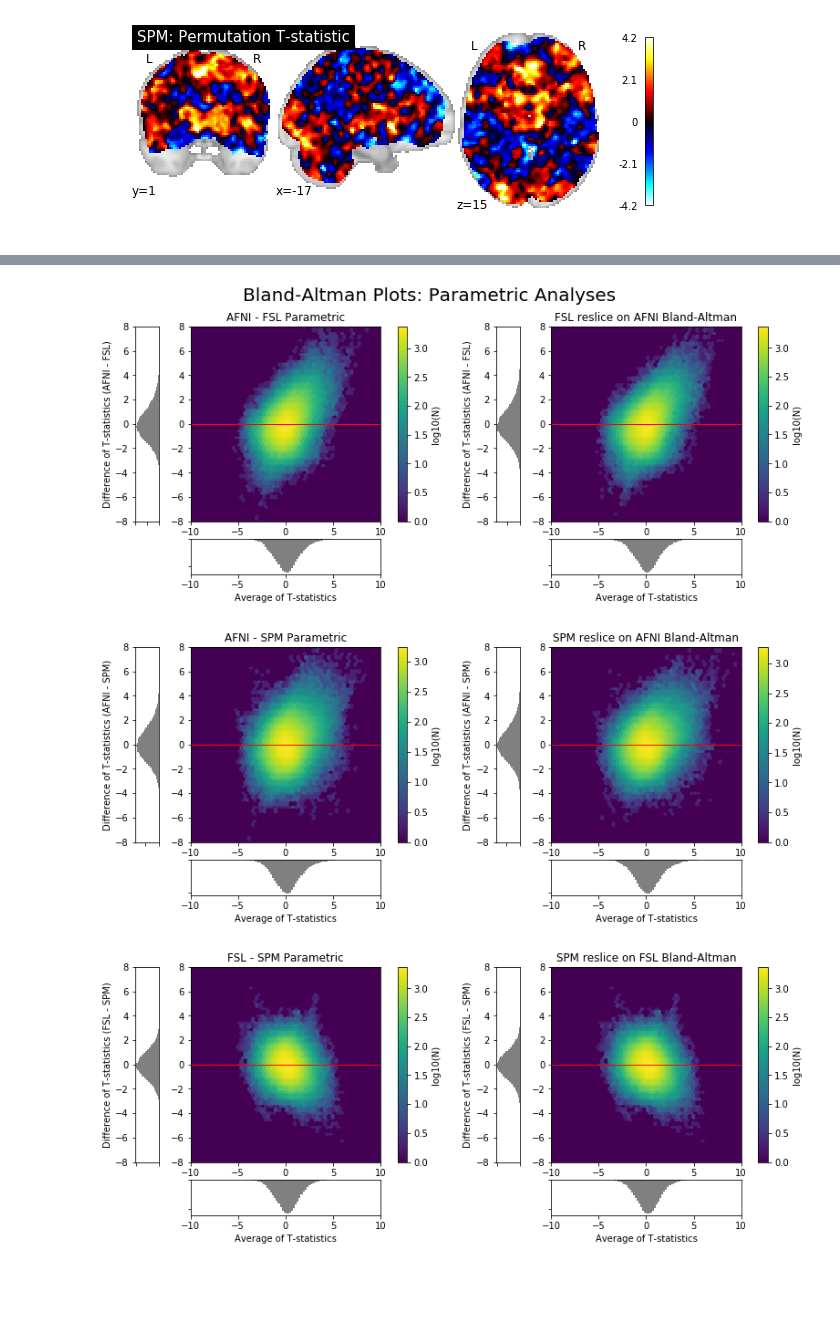
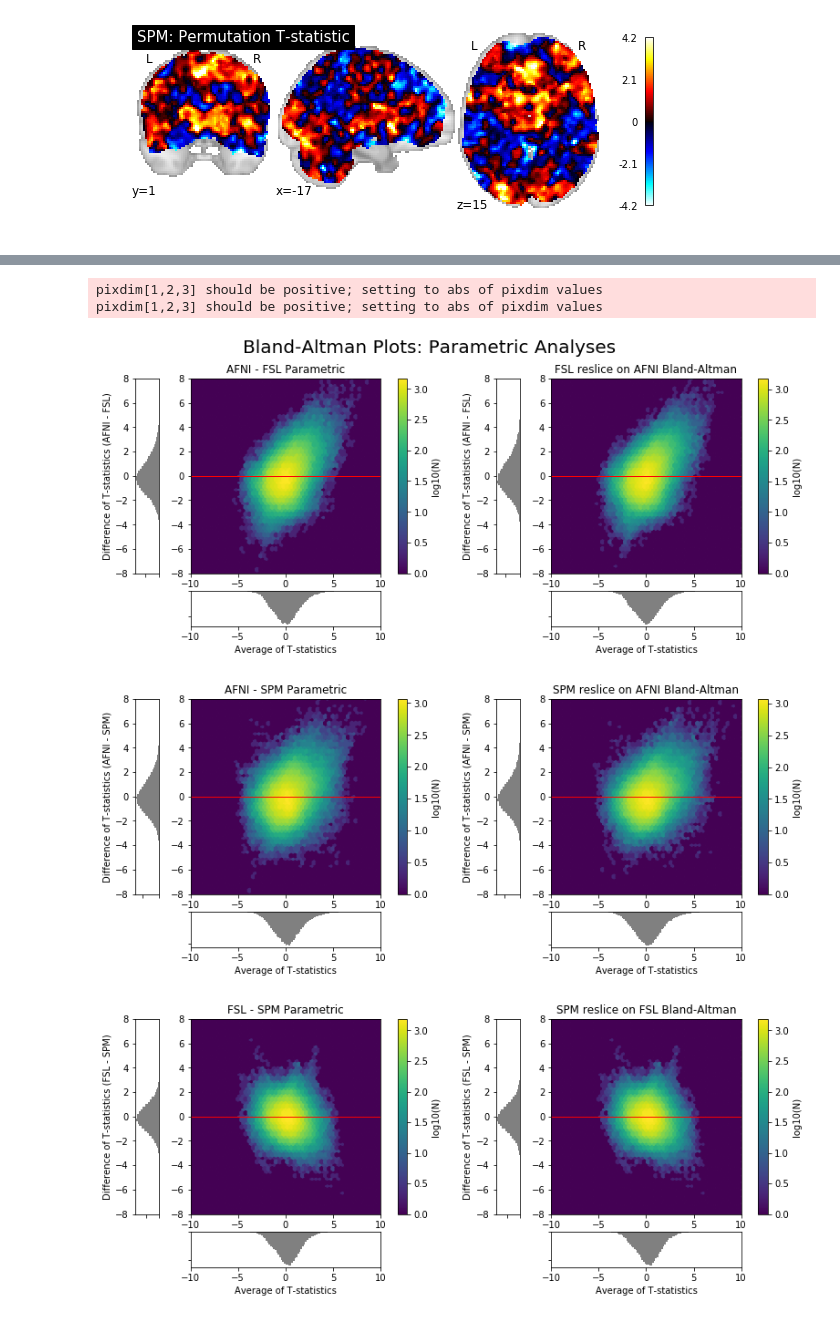
Before and after one commit to NISOx-BDI/Software_Comparison, a Jupyter notebook: figures/ds001_notebook.ipynb, the cells around one changed output, grey strips where cells are left out. Cells and saved outputs as stored; diff of their text form; code cells hidden in the pictures; blank space fills up the shorter version.

Commit message:
bland altman plots now ignore white matter and csf

```diff
--- a/figures/ds001_notebook.ipynb
+++ b/figures/ds001_notebook.ipynb
@@ -197,12 +186,15 @@ euler_characteristics.euler_characteristics(perm_euler_chars, 'Permutation Tests
 # %%
 from lib import bland_altman
+reload(bland_altman)
 bland_altman.bland_altman('Bland-Altman Plots: Parametric Analyses', afni_stat_file, spm_stat_file,
             'AFNI - SPM Parametric', 'AFNI - FSL Parametric', 'FSL - SPM Parametric',
              fsl_stat_file, study=study)
 # %% [output]
+pixdim[1,2,3] should be positive; setting to abs of pixdim values
+pixdim[1,2,3] should be positive; setting to abs of pixdim values
-[figure, old version]
+[figure, new version]
-[figure, old version]
+[figure, new version]
-[figure, old version]
+[figure, new version]
 # %%
 bland_altman.bland_altman('Bland-Altman Plots: Permutation Tests', afni_perm, spm_perm,
             'AFNI - SPM Permutation Test', 'AFNI - FSL Permutation Test', 'FSL - SPM Permutation Test',
```
Also changed, not shown: parts of 9 cells of this notebook, 3 other files.
